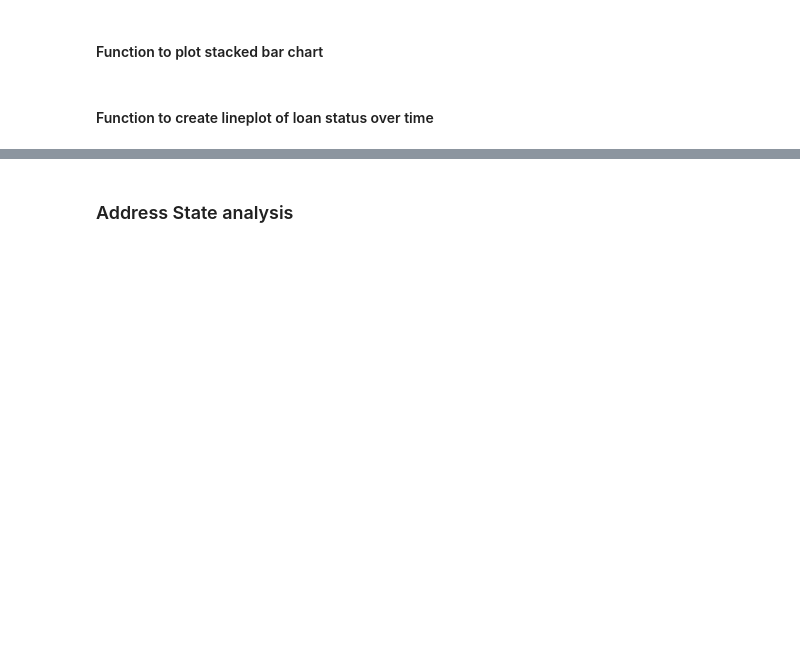
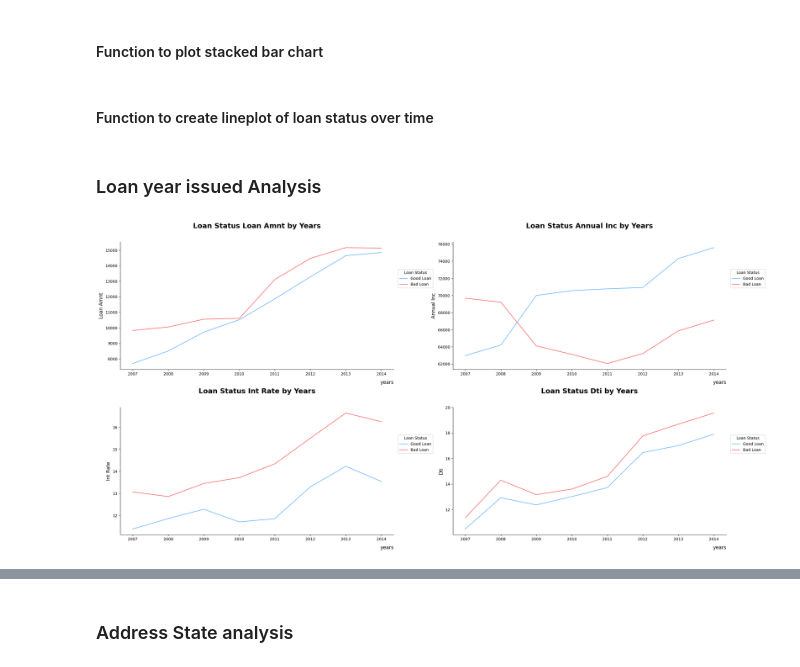
Before and after one commit to azaryasph/IDX-Partners-Project-Based-Internship-Prediction-Model, a Jupyter notebook: notebooks/Prediction Model.ipynb, the cells around one changed output, grey strips where cells are left out. Drawn from its saved outputs; the diff is of its cells as text; code cells hidden in the pictures; blank space fills up the shorter version.

```diff
--- a/notebooks/Prediction Model.ipynb
+++ b/notebooks/Prediction Model.ipynb
@@ -371,32 +357,52 @@ def create_stacked_barchart(data, value_col, status_col, order, target_colors, b
 # %% [markdown]
 #### Function to create lineplot of loan status over time
 # %%
-def create_lineplot(x, y, data, hue, target_colors, bbox_to_anchor):
+def create_lineplot(x, y, data, hue=None, target_colors=None, bbox_to_anchor=None):
     """
-    This function creates a line plot of loan amounts and annual income by employment length.
+    Creates a line plot for the given data.
 
     Parameters:
-    x (str): The name of the column in `data` to be used as the x-axis.
-    y (str): The name of the column in `data` to be used as the y-axis.
-    data (DataFrame): The DataFrame to create the line plot from.
-    hue (str): The name of the column in `data` to be used as the hue.
-    target_colors (list): The colors to use for the 'Good Loan' and 'Bad Loan' lines.
-    bbox_to_anchor (tuple): The location to place the legend in bbox_transform coordinates.
+    x (str): The name of the column in 'data' to be used for the x-axis.
+    y (str): The name of the column in 'data' to be used for the y-axis.
+    data (DataFrame): The data to plot.
+    hue (str, optional): The name of the column in 'data' to be used for color encoding. If None, no hue encoding is applied.
+    target_colors (list, optional): A list of colors to use for the different levels of the 'hue' variable. If None, the default colors are used.
+    bbox_to_anchor (tuple, optional): The anchor point for the legend. If None, the legend is placed in the upper right corner.
 
     Returns:
     None
     """
-
     # Create a line plot of loan amounts and annual income by employment length
     sns.lineplot(x=x, y=y, data=data, palette=target_colors, ci=None, hue=hue)
 
     # Set the title and labels
-    plt.title(f'{y.replace("_", " ").title()} by Employment Length', fontsize=18, fontweight='bold', y=1.09)
-    plt.xlabel('Employment Length', fontsize=12.5, labelpad=10, loc='right')
+    plt.title(f'{hue.replace("_", " ").title()} {y.replace("_", " ").title()} by {x.replace("_", " ").title()}', fontsize=18, fontweight='bold', y=1.09)
+    plt.xlabel(f'{x}', fontsize=12.5, labelpad=10, loc='right')
     plt.ylabel(f'{y.replace("_", " ").title()}', fontsize=12.5)
 
     # Add a legend
-    plt.legend(title='Loan Status', loc='upper right', bbox_to_anchor=bbox_to_anchor)
+    plt.legend(title=hue.replace("_", " ").title(), loc='upper right', bbox_to_anchor=bbox_to_anchor)
 
     # Remove the top and right spines from plot
     sns.despine()
+# %% [markdown]
+### Loan year issued Analysis
+# %%
+plt.figure(figsize=(24, 12))
+
+plt.subplot(2, 2, 1)
+create_lineplot('years', 'loan_amnt', dfloan, hue='loan_status', target_colors=['#69B5FF', '#FA6767'], bbox_to_anchor=(1.15, 0.8))
+
+plt.subplot(2, 2, 2)
+create_lineplot('years', 'annual_inc', dfloan, hue='loan_status', target_colors=['#69B5FF', '#FA6767'], bbox_to_anchor=(1.15, 0.8))
+
+plt.subplot(2, 2, 3)
+create_lineplot('years', 'int_rate', dfloan, hue='loan_status', target_colors=['#69B5FF', '#FA6767'], bbox_to_anchor=(1.15, 0.8))
+
+plt.subplot(2, 2, 4)
+create_lineplot('years', 'dti', dfloan, hue='loan_status', target_colors=['#69B5FF', '#FA6767'], bbox_to_anchor=(1.15, 0.8))
+
+plt.tight_layout()
+plt.show()
+# %% [output]
+[figure, added]
```
Also changed, not shown: parts of 18 cells of this notebook.
